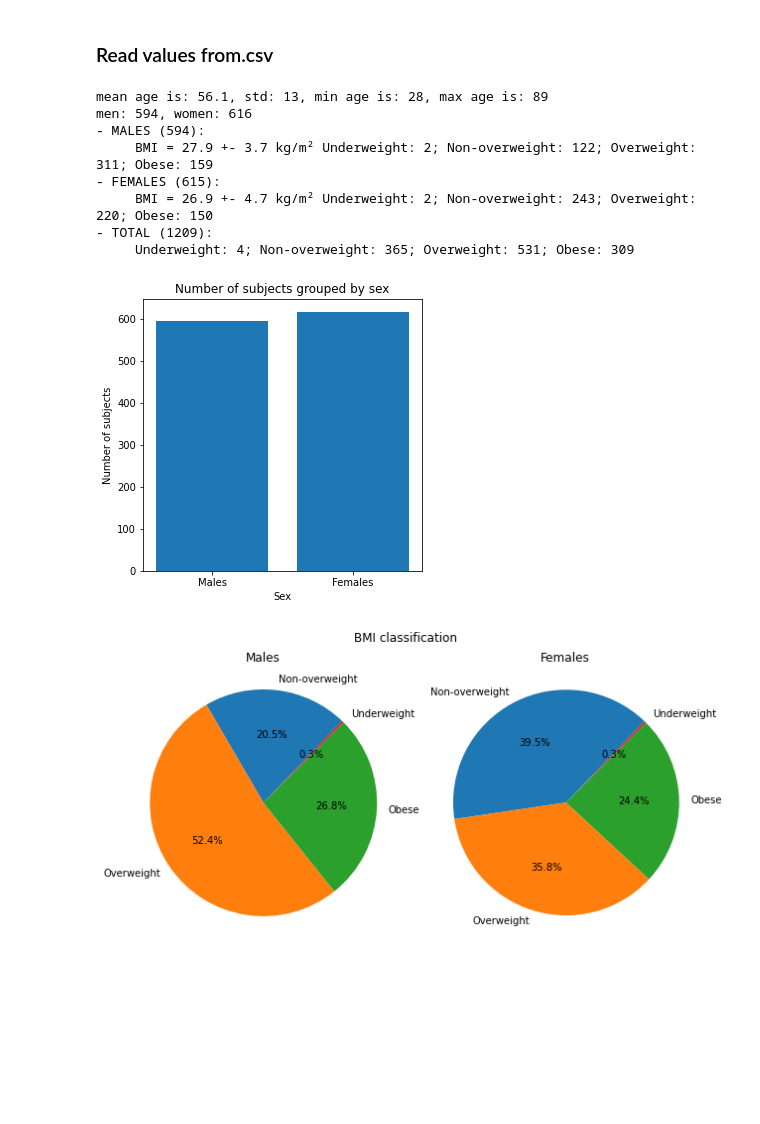
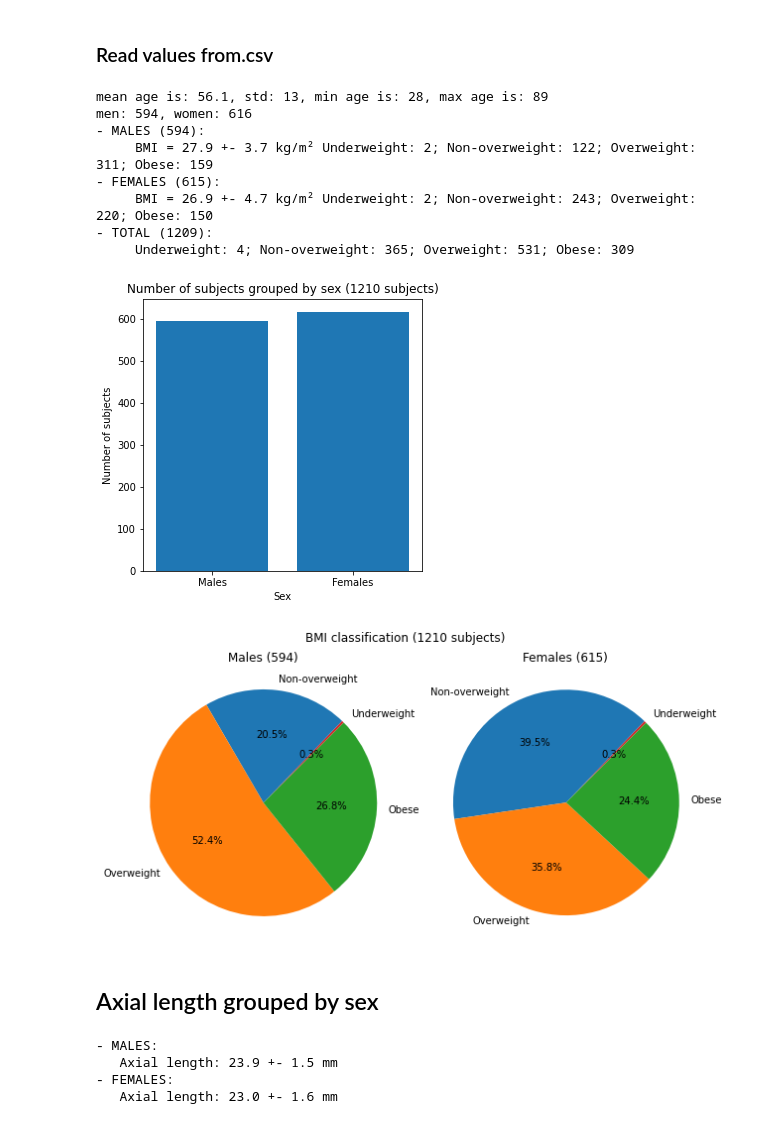
Before and after one commit to jaimebarran/a-eye_segmentation, a Jupyter notebook: deep_learning/3D_multilabel/extract_biometrics.ipynb, the cells around one changed output. Saved outputs shown, nothing was run; the diff lists cells and outputs as text; code cells hidden in the pictures; blank space fills up the shorter version.

Commit message:
axial length grouped by sex

```diff
--- a/deep_learning/3D_multilabel/extract_biometrics.ipynb
+++ b/deep_learning/3D_multilabel/extract_biometrics.ipynb
@@ -1075,46 +1075,92 @@ print(f'- TOTAL ({male_group.shape[0] + female_group.shape[0]}): \n     Underwei
 Non-overweight: {non_overweight_female + non_overweight_male}; Overweight: {overweight_female + overweight_male}; \
 Obese: {obese_female + obese_male}')
 
-# PLOT
+
+# PLOT #
+
 # Sex
 fig1 = plt.figure(figsize=(5,5))
 fig1.patch.set_facecolor('white')
 plt.bar(('Males', 'Females'), (num_males, num_females))
 plt.xlabel('Sex')
 plt.ylabel('Number of subjects')
-plt.title('Number of subjects grouped by sex')
+plt.title(f'Number of subjects grouped by sex ({num_males+num_females} subjects)')
 plt.show()
+# plt.savefig('/mnt/sda1/Repos/a-eye/Output/sex_bargraph.png')
+
 # Age
 age_counts = pd_csv["Age"].value_counts()
-fig2 = px.bar(age_counts, title='Distribution of age')
+fig2 = px.bar(age_counts, title=f'Distribution of age ({num_males+num_females} subjects)')
 fig2.update_layout(
     xaxis_title = 'Age',
     yaxis_title = 'Frequency',
     title_x = 0.5,
     showlegend = False
 )
 fig2.show()
+fig2.write_image('/mnt/sda1/Repos/a-eye/Output/age_bargraph.png')
+
 # BMI
 bmi_labels = ('Underweight', 'Non-overweight', 'Overweight', 'Obese')
 bmi_percentages_male = np.array([underweight_male, non_overweight_male, overweight_male, obese_male]) / male_group.shape[0]
 bmi_percentages_female = np.array([underweight_female, non_overweight_female, overweight_female, obese_female]) / female_group.shape[0]
 bmi_colors = ('tab:red','tab:blue','tab:orange','tab:green')
 fig3, axs3 = plt.subplots(1, 2, figsize=(10, 5))
 fig3.patch.set_facecolor('white')
-fig3.suptitle('BMI classification')
+fig3.suptitle(f'BMI classification ({num_males+num_females} subjects)')
 axs3[0].pie(bmi_percentages_male, labels=bmi_labels, startangle=45, colors=bmi_colors, autopct='%1.1f%%')
-axs3[0].axis('equal'), axs3[0].set_title('Males')
+axs3[0].axis('equal'), axs3[0].set_title(f'Males ({male_group.shape[0]})')
 axs3[1].pie(bmi_percentages_female, labels=bmi_labels, startangle=45, colors=bmi_colors, autopct='%1.1f%%')
-axs3[1].axis('equal'), axs3[1].set_title('Females')
+axs3[1].axis('equal'), axs3[1].set_title(f'Females ({female_group.shape[0]})')
 plt.show()
+# plt.savefig('/mnt/sda1/Repos/a-eye/Output/bmi_piechart.png')
 # %% [output]
 mean age is: 56.1, std: 13, min age is: 28, max age is: 89
 men: 594, women: 616
 - MALES (594):
      BMI = 27.9 +- 3.7 kg/m² Underweight: 2; Non-overweight: 122; Overweight: 311; Obese: 159
 - FEMALES (615):
      BMI = 26.9 +- 4.7 kg/m² Underweight: 2; Non-overweight: 243; Overweight: 220; Obese: 150
 - TOTAL (1209):
      Underweight: 4; Non-overweight: 365; Overweight: 531; Obese: 309
-[figure, old version]
+[figure, new version]
-[figure, old version]
+[figure, new version]
+# %% [markdown]
+## Axial length grouped by sex
+# %%
+import pandas as pd
+import numpy as np
+
+# Paths
+csv_metadata = '/mnt/sda1/Repos/a-eye/Output/sub_metadata.csv'
+csv_axial_length = '/mnt/sda1/Repos/a-eye/Data/SHIP_dataset/axial_length_reg_v2_3.csv'
+
+# Pandas read csv
+pd_metadata = pd.read_csv(csv_metadata)
+pd_axial_length = pd.read_csv(csv_axial_length)
+
+# Dataframe
+# df = pd.concat((pd_metadata, pd_axial_length), ignore_index=False) # concatenates one after the other
+df = pd.concat([pd_metadata, pd_axial_length['axial_length']], axis=1, verify_integrity=True)
+
+# Group by sex
+sex_group = df.groupby(["Sex"])
+
+# Male group
+male_group = sex_group.get_group("M")
+axial_length_male = np.array([male_group["axial_length"]])
+mean_al_male = np.around(np.mean(axial_length_male), decimals=1)
+std_al_male = np.around(np.std(axial_length_male), decimals=1)
+print(f'- MALES: \n   Axial length: {mean_al_male} +- {std_al_male} mm')
+
+# Female group
+female_group = sex_group.get_group("F")
+axial_length_female = np.array([female_group["axial_length"]])
+mean_al_female = np.around(np.mean(axial_length_female), decimals=1)
+std_al_female = np.around(np.std(axial_length_female), decimals=1)
+print(f'- FEMALES: \n   Axial length: {mean_al_female} +- {std_al_female} mm')
+# %% [output]
+- MALES:
+   Axial length: 23.9 +- 1.5 mm
+- FEMALES:
+   Axial length: 23.0 +- 1.6 mm
```
Also changed, not shown: parts of 4 cells of this notebook.
